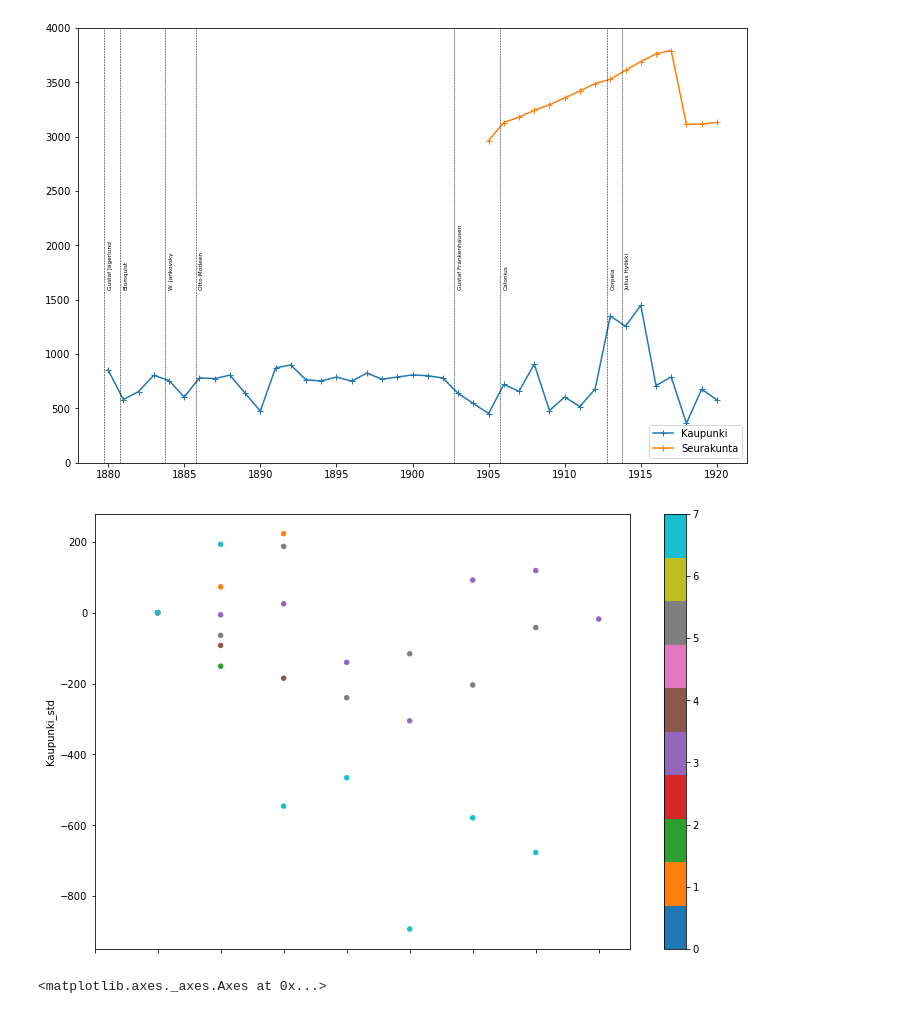
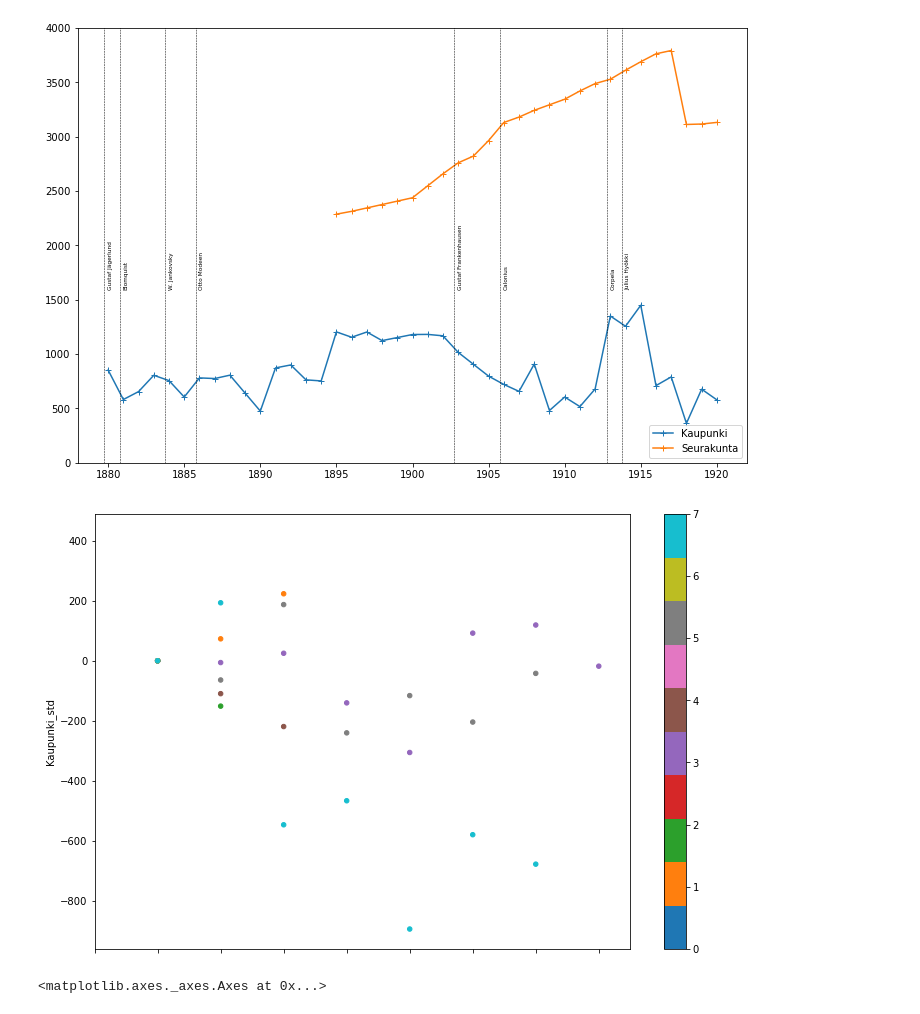
Before and after one commit to AnttiHaerkoenen/vyborg_orthodox, a Jupyter notebook: notebooks/missing_orthodox.ipynb, the cells around one changed output. Cells and saved outputs as stored; diff of their text form; code cells hidden in the pictures.

```diff
--- a/notebooks/missing_orthodox.ipynb
+++ b/notebooks/missing_orthodox.ipynb
@@ -117,40 +117,40 @@ poll_tax['orthodox'] = poll_tax['orthodox'].interpolate(method='linear')
 poll_tax['in_russia_orthodox'] = poll_tax['in_russia_orthodox'].interpolate(method='linear', limit=2).fillna(0)
 poll_tax['total'] = (poll_tax.total_women + poll_tax.total_men).interpolate(method='linear')
 remove = poll_tax.in_russia_orthodox.copy()
-remove.loc['1906':] = 0
+remove.loc['1895':] = 0
 poll_tax['orthodox'] = poll_tax.orthodox - remove
 health_council = pd.read_csv(data_dir / 'health_council.csv', index_col=0).pop_orthodox
 health_council = health_council.reindex(range(1880, 1921), fill_value=np.nan).interpolate(method='slinear')
 foreigners = pd.read_csv(data_dir / 'foreigners.csv', index_col=0).russia
 language = pd.read_csv(data_dir / 'language.csv', index_col=0).russian
 religion = pd.read_csv(data_dir / 'religion.csv', index_col=0).orthodox
 difference = health_council - poll_tax.orthodox
 clerk = pd.Series({v: k for k, v in clerks.items()}, name='clerk')
 data = pd.DataFrame([
     poll_tax.orthodox,
     health_council,
     clerk,
 ]).T
 data = data.ffill()
 starts = data.clerk.map(clerks)
 data.columns = [
     'Kaupunki',
     'Seurakunta',
     'Henkikirjoittaja',
 ]
 data.plot(
     marker='+',
     legend=True,
     ylim=(0, 4_000),
     figsize=(12, 8),
 )
 for c, y in clerks.items():
     plt.axvline(y-0.25, ymin=0, ymax=4000, color='black', ls='--', lw=0.5)
     plt.text(x=y, y=1600, s=c, rotation='vertical', fontsize='xx-small')
 plt.legend()
 plt.savefig(figure_dir / 'timeseries.png')
 # %% [output]
-[figure, old version]
+[figure, new version]
 # %%
 experience_data = data.copy()
 start_level = data.Kaupunki[data.index.isin(list(clerks.values()))]
@@ -172,7 +172,7 @@ experience_data.plot(
 )
 data.drop(columns=['Henkikirjoittaja'], inplace=True)
 # %% [output]
-[figure, old version]
+[figure, new version]
 # %%
 import daft
 from matplotlib import rc
```
Also changed, not shown: parts of 4 cells of this notebook, 1 other file.
